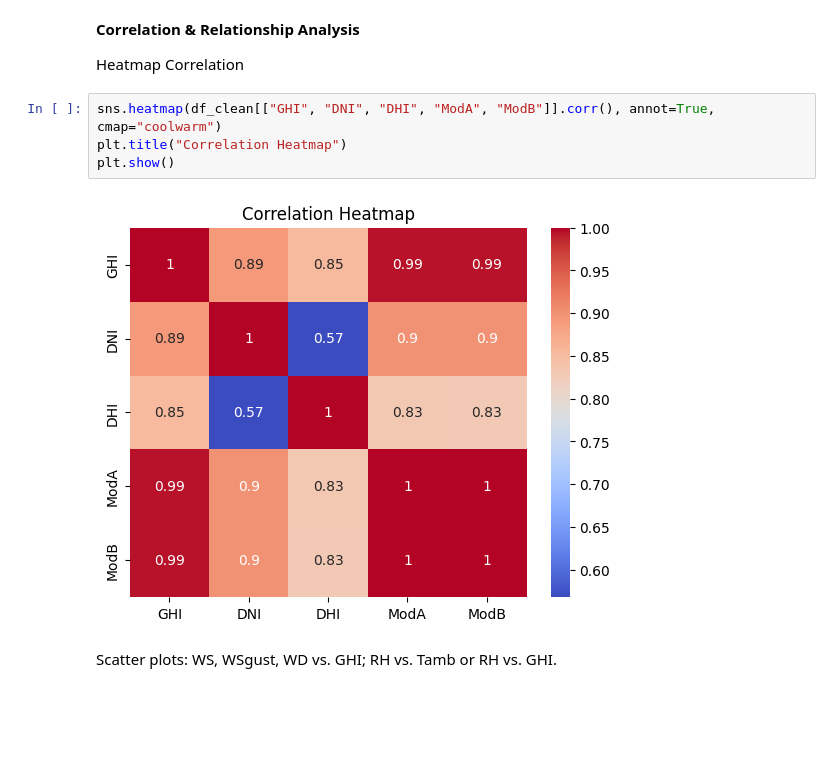
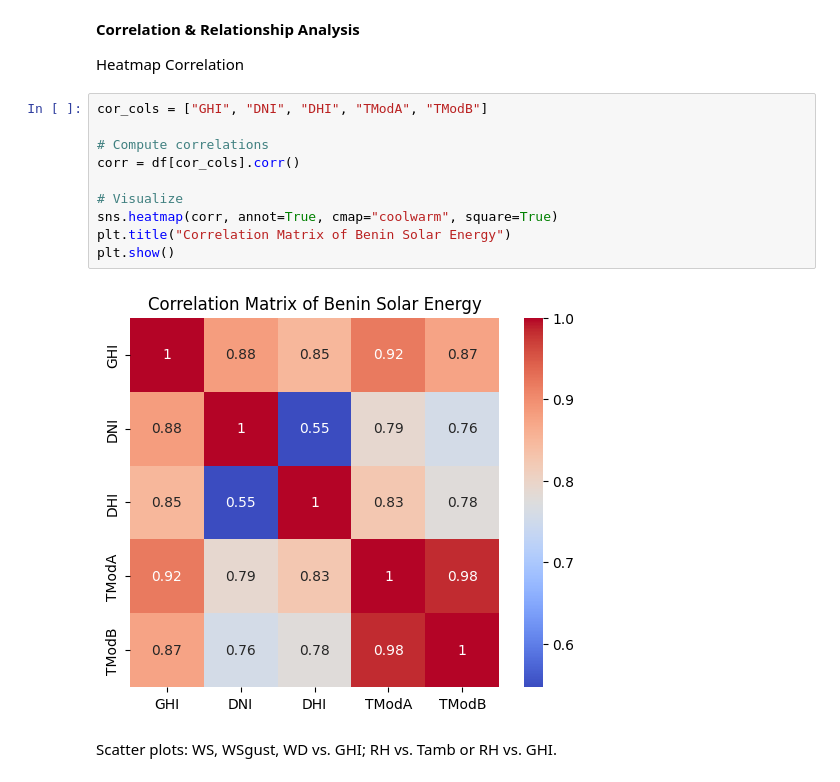
Before and after one commit to Addisu22/solar-challenge-week1, a Jupyter notebook: notebooks/Benin_eda.ipynb, the cells around one changed output. Drawn from its saved outputs; the diff is of its cells as text; blank space fills up the shorter version.

Commit message:
Benin:Note

```diff
--- a/notebooks/Benin_eda.ipynb
+++ b/notebooks/Benin_eda.ipynb
@@ -178,12 +183,18 @@ plt.show()
 **Correlation & Relationship Analysis**
 
 Heatmap Correlation
-# %%
-sns.heatmap(df_clean[["GHI", "DNI", "DHI", "ModA", "ModB"]].corr(), annot=True, cmap="coolwarm")
-plt.title("Correlation Heatmap")
-plt.show()
-# %% [output]
-[figure, removed]
+# %%
+cor_cols = ["GHI", "DNI", "DHI", "TModA", "TModB"]
+
+# Compute correlations
+corr = df[cor_cols].corr()
+
+# Visualize
+sns.heatmap(corr, annot=True, cmap="coolwarm", square=True)
+plt.title("Correlation Matrix of Benin Solar Energy")
+plt.show()
+# %% [output]
+[figure, added]
 # %% [markdown]
 Scatter plots: WS, WSgust, WD vs. GHI; RH vs. Tamb or RH vs. GHI.
 # %%
```
Also changed, not shown: parts of 12 cells of this notebook.
